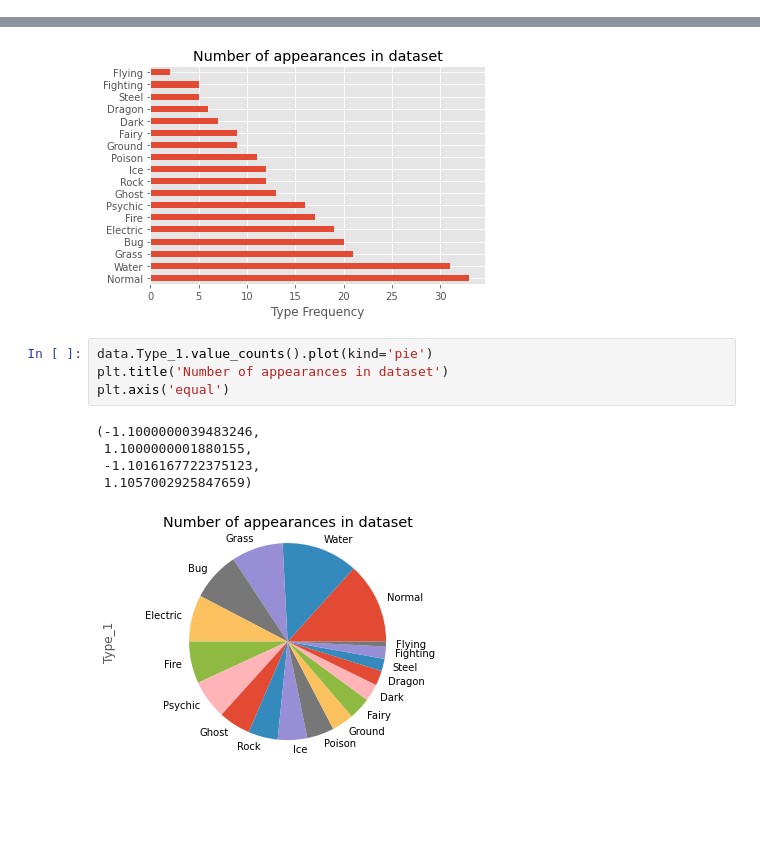
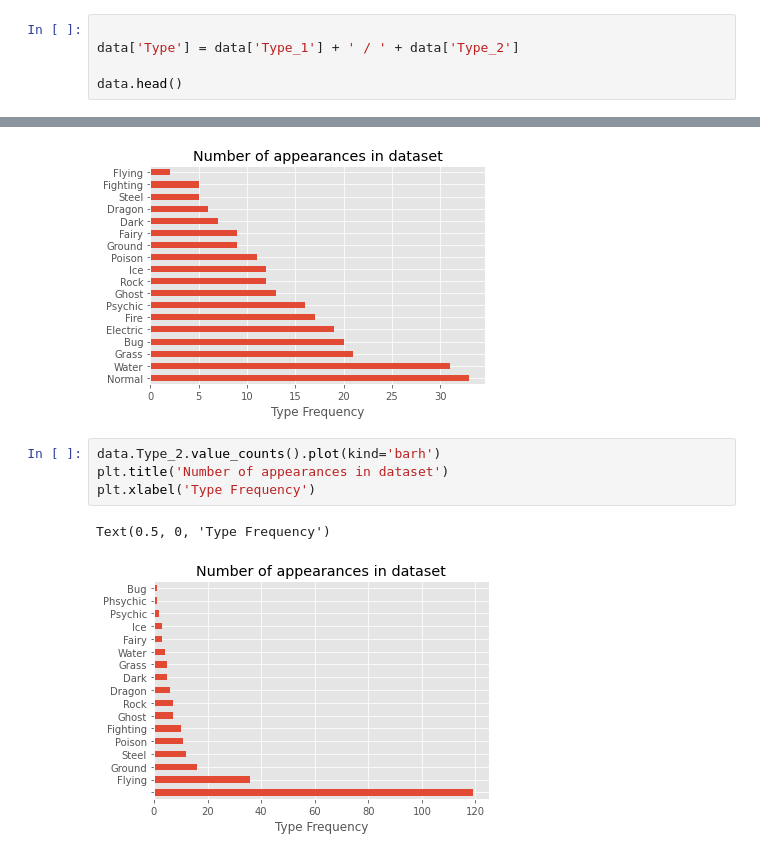
Before and after one commit to VengefulNick/pogo_pandas_matplot, a Jupyter notebook: plot_data.ipynb, the cells around one changed output, grey strips where cells are left out. Cells and saved outputs as stored; diff of their text form; blank space fills up the shorter version.

```diff
--- a/plot_data.ipynb
+++ b/plot_data.ipynb
@@ -8,0 +27,5 @@ data = pd.read_csv('PLA_pokedex_complete.csv')
+# %%
+
+data['Type'] = data['Type_1'] + ' / ' + data['Type_2']
+
+data.head()
@@ -42,12 +71,9 @@ plt.xlabel('Type Frequency')
 Text(0.5, 0, 'Type Frequency')
 [figure]
 # %%
-data.Type_1.value_counts().plot(kind='pie')
+data.Type_2.value_counts().plot(kind='barh')
 plt.title('Number of appearances in dataset')
-plt.axis('equal')
+plt.xlabel('Type Frequency')
 # %% [output]
-(-1.1000000039483246,
- 1.1000000001880155,
- -1.1016167722375123,
- 1.1057002925847659)
+Text(0.5, 0, 'Type Frequency')
-[figure, old version]
+[figure, new version]
```
Also changed, not shown: parts of 9 cells of this notebook.
